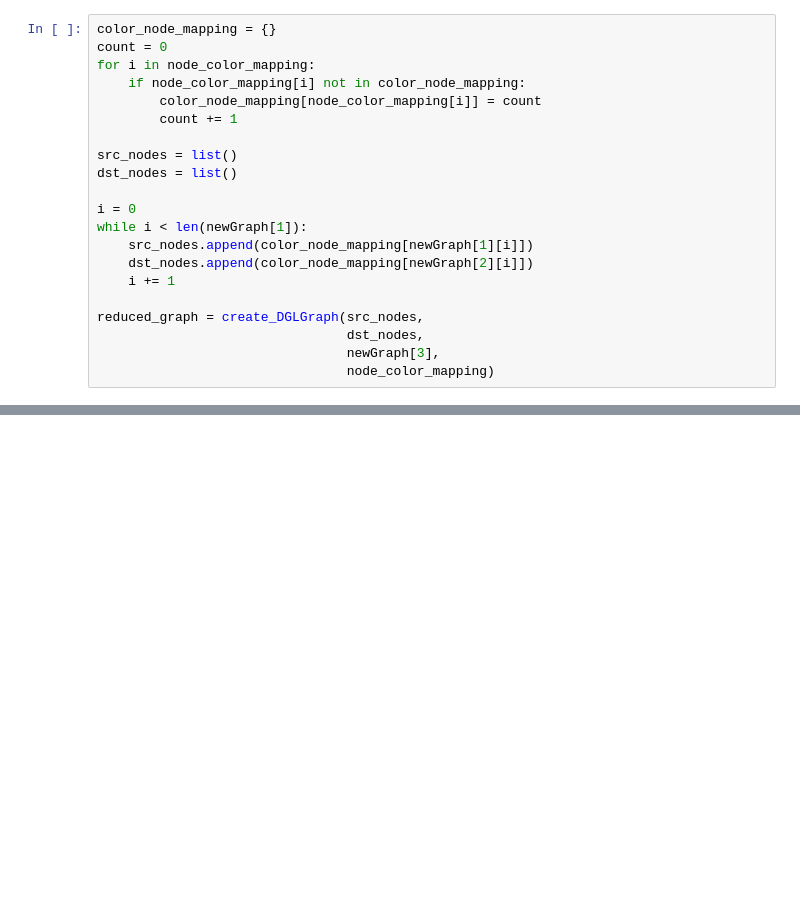
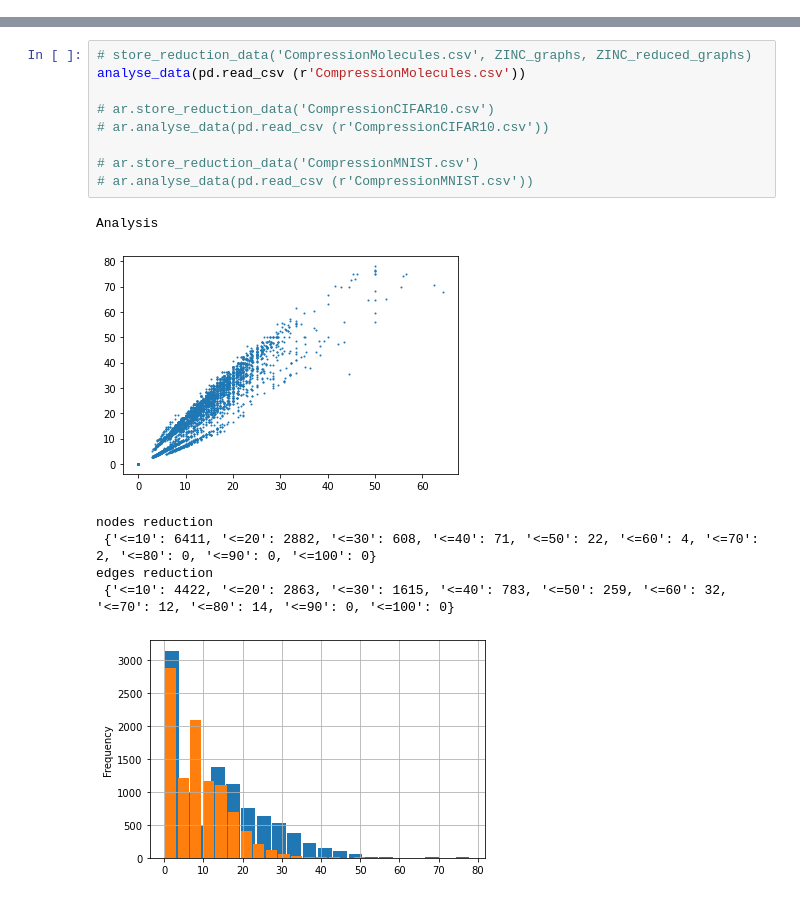
Before and after one commit to KadjelRamkisoen/ResearchProject1, a Jupyter notebook: WLColorRefinement/Testing WL-ColorRefinement.ipynb, the cells around one changed output, grey strips where cells are left out. Saved outputs shown, nothing was run; the diff lists cells and outputs as text; blank space fills up the shorter version.

Commit message:
Retrieve other datasets and calculate reduction rate for colored graphs
Prettified code, created a download script for downloading and saving the datasets, analyzed the ZINCH graph and plotted it.

```diff
--- a/WLColorRefinement/Testing WL-ColorRefinement.ipynb
+++ b/WLColorRefinement/Testing WL-ColorRefinement.ipynb
@@ -337,21 +105,0 @@ Mapping:  {0: 230, 1: 233, 2: 222, 3: 241, 4: 239, 5: 219, 6: 240, 7: 242, 8: 22
-# %%
-color_node_mapping = {}
-count = 0
-for i in node_color_mapping:
-    if node_color_mapping[i] not in color_node_mapping:
-        color_node_mapping[node_color_mapping[i]] = count
-        count += 1
-
-src_nodes = list()
-dst_nodes = list()
-
-i = 0
-while i < len(newGraph[1]):
-    src_nodes.append(color_node_mapping[newGraph[1][i]])
-    dst_nodes.append(color_node_mapping[newGraph[2][i]])
-    i += 1
-
-reduced_graph = create_DGLGraph(src_nodes,
-                                dst_nodes,
-                                newGraph[3],
-                                node_color_mapping)
@@ -412,0 +256,17 @@ Edges:  (tensor([ 0,  1,  1,  2,  2,  2,  3,  3,  4,  4,  5,  5,  5,  6,  6,  7,
+# %%
+# store_reduction_data('CompressionMolecules.csv', ZINC_graphs, ZINC_reduced_graphs)
+analyse_data(pd.read_csv (r'CompressionMolecules.csv'))
+
+# ar.store_reduction_data('CompressionCIFAR10.csv')
+# ar.analyse_data(pd.read_csv (r'CompressionCIFAR10.csv'))
+
+# ar.store_reduction_data('CompressionMNIST.csv')
+# ar.analyse_data(pd.read_csv (r'CompressionMNIST.csv'))
+# %% [output]
+Analysis
+[figure, added]
+nodes reduction
+ {'<=10': 6411, '<=20': 2882, '<=30': 608, '<=40': 71, '<=50': 22, '<=60': 4, '<=70': 2, '<=80': 0, '<=90': 0, '<=100': 0}
+edges reduction
+ {'<=10': 4422, '<=20': 2863, '<=30': 1615, '<=40': 783, '<=50': 259, '<=60': 32, '<=70': 12, '<=80': 14, '<=90': 0, '<=100': 0}
+[figure, added]
```
Also changed, not shown: parts of 20 cells of this notebook, 13 other files.
